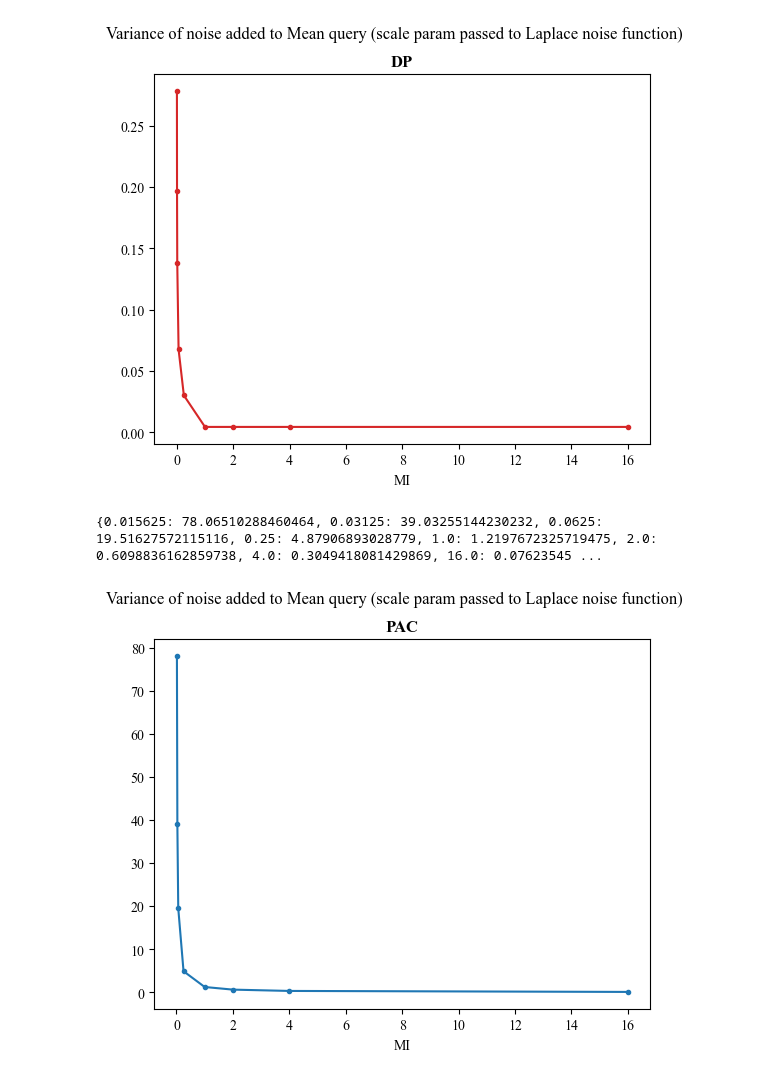
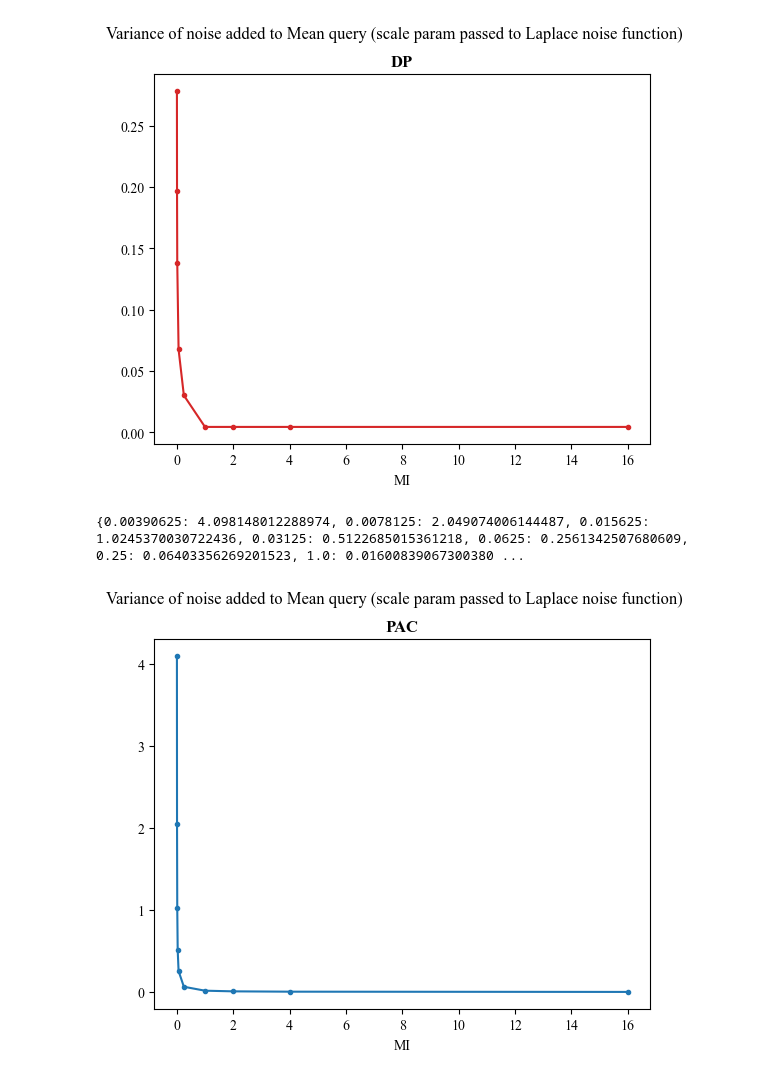
Before and after one commit to michaelnoguera/pacdb, a Jupyter notebook: pac-student_performance-sparkless.ipynb, the cells around one changed output. Saved outputs shown, nothing was run; the diff lists cells and outputs as text; code cells hidden in the pictures.

Commit message:
Try computing just mean in isolation

```diff
--- a/pac-student_performance-sparkless.ipynb
+++ b/pac-student_performance-sparkless.ipynb
@@ -201,7 +201,7 @@ MI_OPTIONS = [16., 4., 2., 1., 1/4, 1/16, 1/32, 1/64]
 EXPERIMENTS = 50
 
 if GENERATE:
-    # df = pd.DataFrame([], columns=['mi', 'count', 'sum', 'mean', 'var'])
+    # df = pd.DataFrame([], columns=['mi', 'mean', 'var'])
     experiment_results = []
     experiment_results_unnoised = []
 
@@ -212,18 +212,18 @@ if GENERATE:
         for e in range(EXPERIMENTS):
             chosen_index = np.random.choice(np.arange(len(out_np))) # chose a random sample to add noise to for this release
             chosen_sample = out_np[chosen_index]
-            chosen_sample[0] = chosen_sample[0] * 2
+            #chosen_sample[0] = chosen_sample[0] * 2
             experiment_results_unnoised.append(chosen_sample)
             noisy_output = do_pac_and_release(out_np, mi, variance, chosen_index)
             # manually correct count = count * 2
-            noisy_output[0] = noisy_output[0] * 2
+            #noisy_output[0] = noisy_output[0] * 2
             # manually add sum as count * mean
-            noisy_output = [noisy_output[0], noisy_output[0] * noisy_output[1], noisy_output[1]]
+            #noisy_output = [noisy_output[0], noisy_output[0] * noisy_output[1], noisy_output[1]]
             experiment_results.append([mi, *noisy_output])
         with open(f'{OUTPUT_DIR}/experiment_results.pkl', 'wb') as f:
             pickle.dump(experiment_results, f)
 
-    df = pd.DataFrame(experiment_results, columns=['mi', 'count', 'sum', 'mean'])
+    df = pd.DataFrame(experiment_results, columns=['mi', 'mean'])
 
     # Save the new data to outputs/...
     df.to_parquet(f'{OUTPUT_DIR}/pac_results.parquet')
@@ -270,7 +270,7 @@ def absolute_scaled_error(est: np.ndarray, actual: np.ndarray) -> np.ndarray:
 def relative_error_percent(est: np.ndarray, actual: np.ndarray) -> np.ndarray:
     return (np.abs(est - actual) / actual) * 100
 # %%
-OUTPUT_COLS = ['count', 'sum', 'mean']
+OUTPUT_COLS = ['mean']
 ERROR_COLS = [*[f'absolute error {i}' for i in OUTPUT_COLS], *[f'relative error {i}' for i in OUTPUT_COLS]]
 # %%
 # compute errors for PAC (or import from saved file)
@@ -322,7 +322,7 @@ dp_results_df = pq.read_table(f"outputs/dp_results.parquet").to_pandas()
 
 # compute sum from count and mean
 dp_results_df['sum'] = dp_results_df['count'] * dp_results_df['mean']
-dp_results_df = dp_results_df[['mi', 'count', 'sum', 'mean']]
+dp_results_df = dp_results_df[['mi', 'mean']]
 
 dp_results_df
 # %% [output]
@@ -407,7 +407,7 @@ errors_df = pd.concat([  # we will call mi and epsilon the "factor" so that the
 ])
 errors_df = errors_df.groupby(['type', 'factor']).agg(['mean', 'var'])
 # drop absolute * mean and relative * var columns from level 1
-errors_df = errors_df.drop(columns=[('absolute error count', 'mean'), ('absolute error mean', 'mean'), ('relative error count', 'var'), ('relative error mean', 'var')])
+errors_df = errors_df.drop(columns=[('absolute error mean', 'mean'), ('relative error mean', 'var')])
 errors_df.columns = [' '.join(col).strip() for col in errors_df.columns.values]  # flatten the columns
 
 #errors_df.to_parquet(f"{OUTPUT_DIR}/all_errors.parquet")
@@ -932,22 +932,22 @@ plt.show()
 # %%
 # Let's compute the same for PAC: what is the variance of the distribution from which noise is sampled to add to PAC?
 s = generate_samples()
-mean_index = ['count', 'mean'].index('mean')  # uses the list so that find and replace can update the index used
+mean_index = ['mean'].index('mean')  # uses the list so that find and replace can update the index used
 mi_var_noise = {}
 for mi in MI_OPTIONS:
     pac_noise = get_pac_noise_variance(s, mi)
     # we are specifically interested in the mean query
     mi_var_noise[mi] = pac_noise[mean_index]
 print(mi_var_noise)
 plt.plot(mi_var_noise.keys(), mi_var_noise.values(), marker='.', label='PAC', color=PAC_COLOR)
 plt.xlabel('MI')
 plt.suptitle('Variance of noise added to Mean query (scale param passed to Laplace noise function)')
 plt.title('PAC')
 plt.savefig(f"{OUTPUT_DIR}/var_of_noise_added_to_mean_pac.jpg", bbox_inches='tight')
 plt.show()
 # %% [output]
-{0.015625: 78.06510288460464, 0.03125: 39.03255144230232, 0.0625: 19.51627572115116, 0.25: 4.87906893028779, 1.0: 1.2197672325719475, 2.0: 0.6098836162859738, 4.0: 0.3049418081429869, 16.0: 0.07623545 ...
+{0.00390625: 4.098148012288974, 0.0078125: 2.049074006144487, 0.015625: 1.0245370030722436, 0.03125: 0.5122685015361218, 0.0625: 0.2561342507680609, 0.25: 0.06403356269201523, 1.0: 0.01600839067300380 ...
-[figure, old version]
+[figure, new version]
 # %%
 # How much of PAC error is due to sampling?
 s = generate_samples()
```
Also changed, not shown: parts of 28 cells of this notebook, 13 other files.
